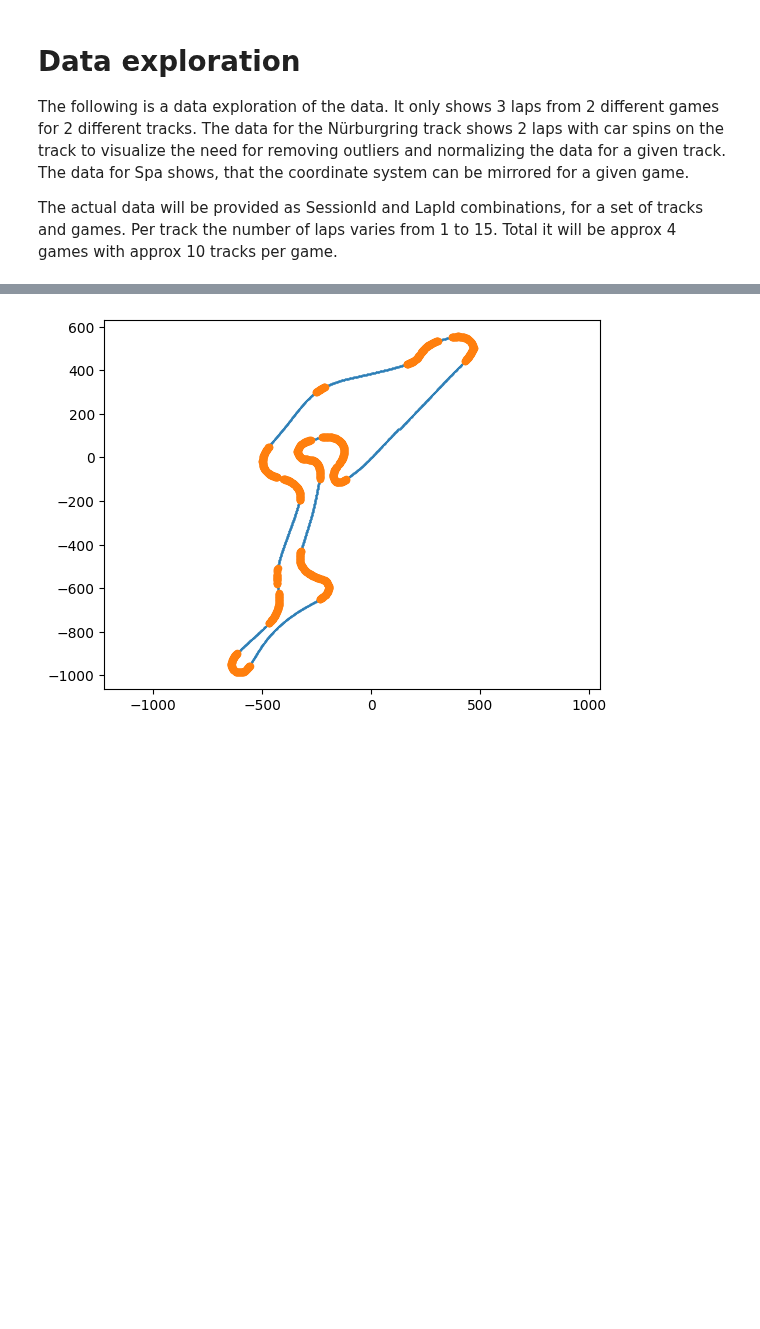
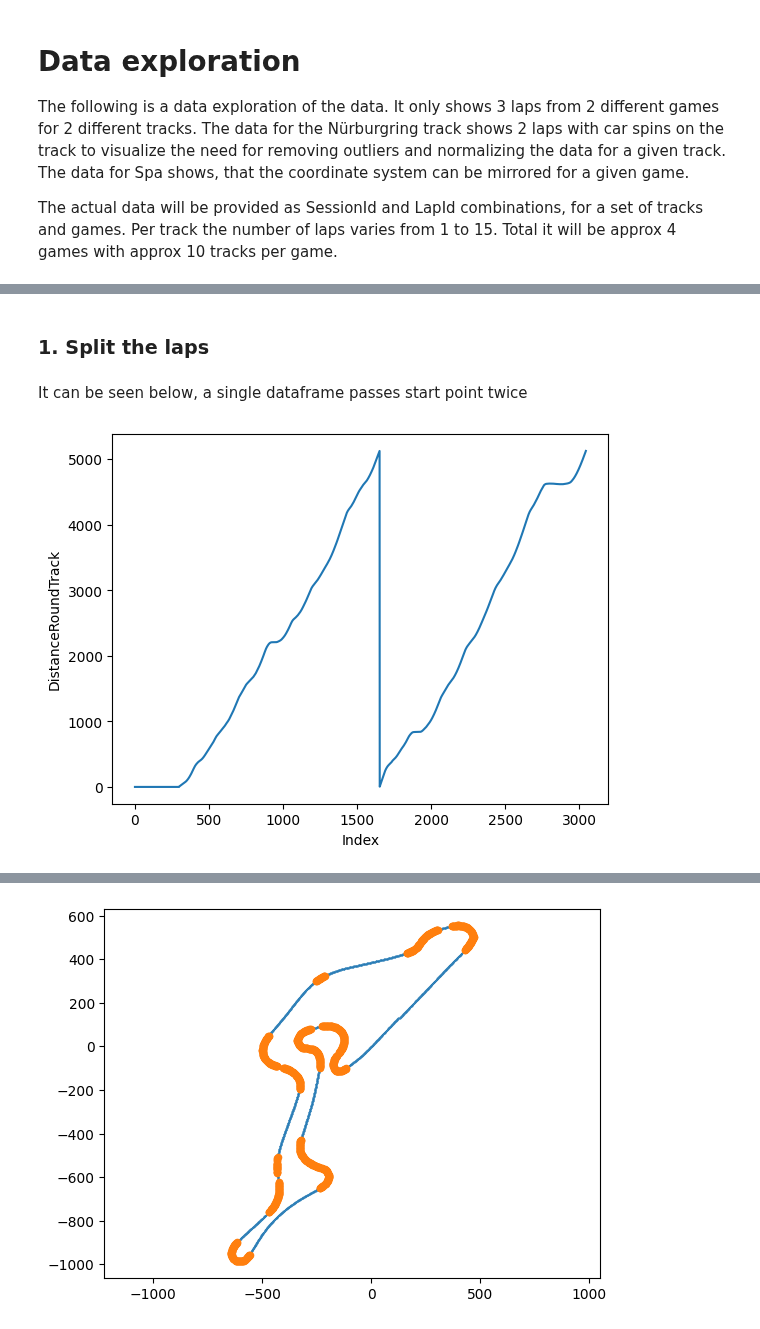
Before and after one commit to b4mad/racing, a Jupyter notebook: notebooks/track_sections_from_coordinates.ipynb, the cells around one changed output, grey strips where cells are left out. Saved outputs shown, nothing was run; the diff lists cells and outputs as text; code cells hidden in the pictures; blank space fills up the shorter version.

```diff
--- a/notebooks/track_sections_from_coordinates.ipynb
+++ b/notebooks/track_sections_from_coordinates.ipynb
@@ -206,0 +193,16 @@ def split_laps(distance, points, threshold=100):
+# %% [markdown]
+### 1. Split the laps
+# %% [markdown]
+It can be seen below, a single dataframe passes start point twice
+# %%
+# Convert df data to numpy arrays
+df = tracks["Nurburgring_2020:Nurb_GP_2020_Veedol-1"]["df"]
+distances = df[['DistanceRoundTrack']].to_numpy()[:,0]
+points = df[['WorldPosition_x','WorldPosition_z']].to_numpy()
+
+plt.plot(distances)
+plt.xlabel('Index')
+plt.ylabel('DistanceRoundTrack')
+plt.show()
+# %% [output]
+[figure, added]
```
Also changed, not shown: parts of 18 cells of this notebook.
